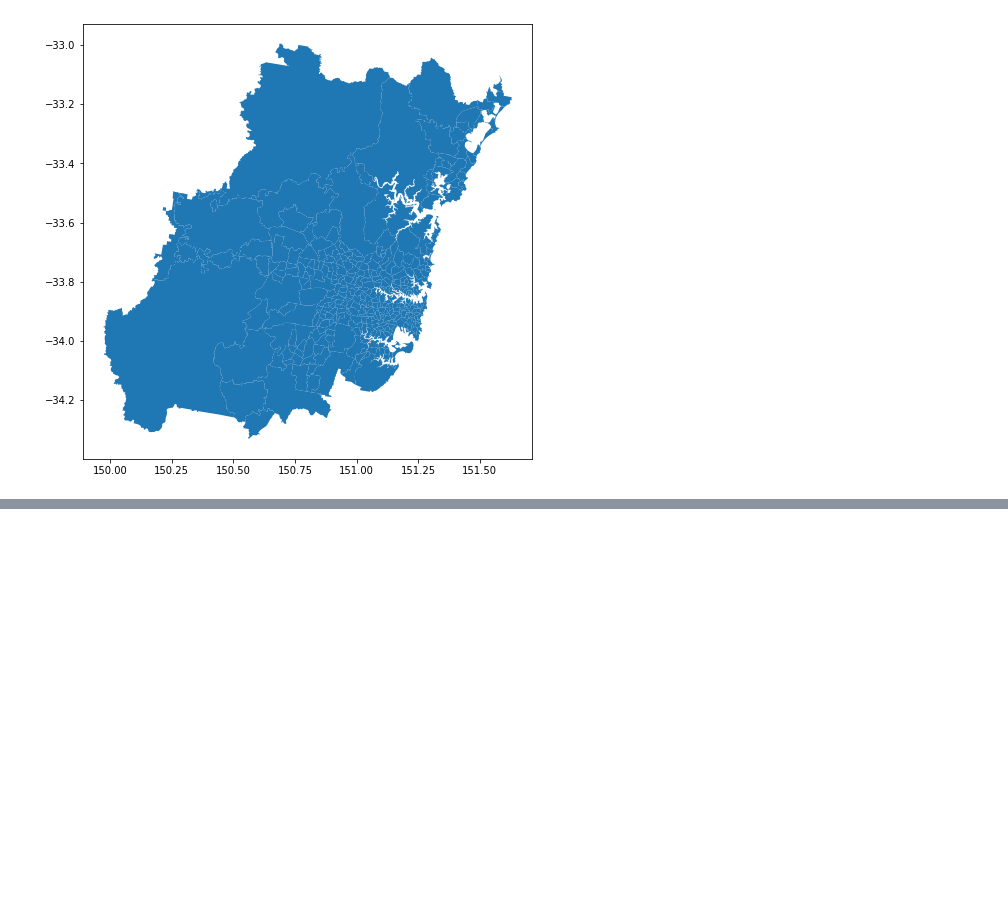
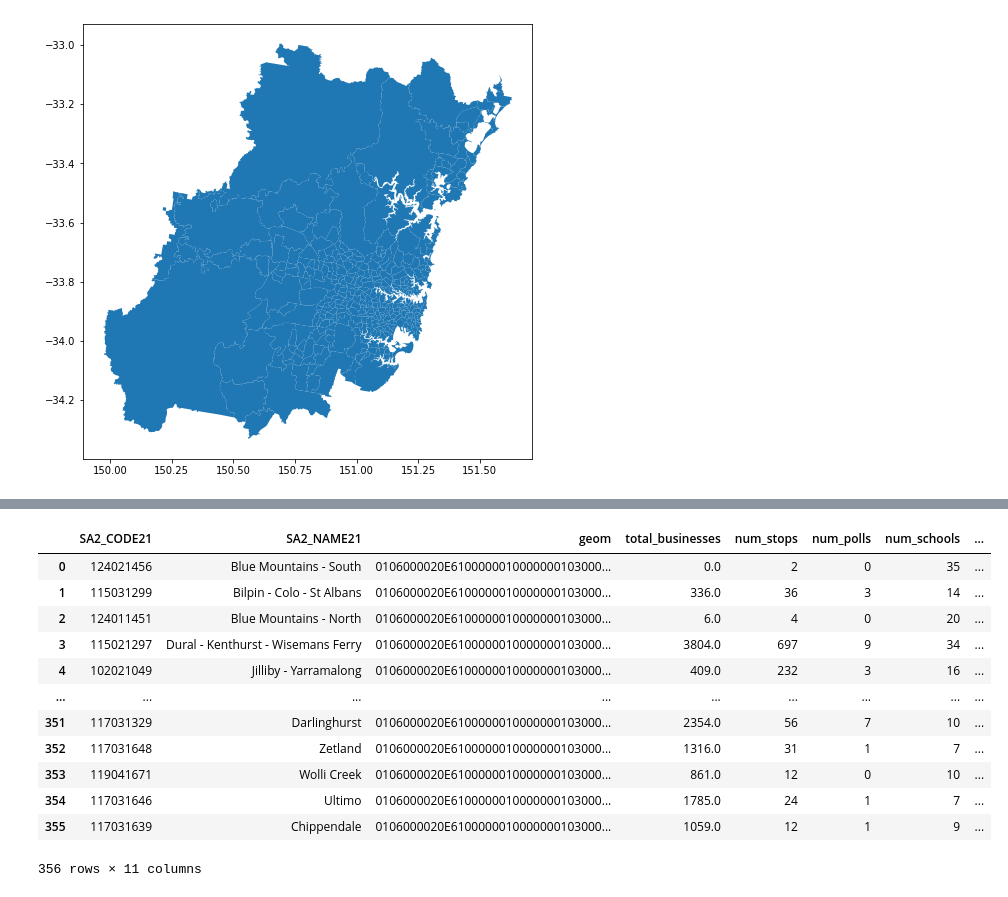
Before and after one commit to MichelangeloNardi/DATA2901--2024S1, a Jupyter notebook: Data Validation_JL.ipynb, the cells around one changed output, grey strips where cells are left out. Drawn from its saved outputs; the diff is of its cells as text; code cells hidden in the pictures; blank space fills up the shorter version.

Commit message:
added task 4 scores for ranking

```diff
--- a/Data Validation_JL.ipynb
+++ b/Data Validation_JL.ipynb
@@ -1912,0 +1915,29 @@ df_sa2[df_sa2['GCC_NAME21'] == 'Greater Sydney'].plot(ax=ax1)
+# %%
+conn.execute("""
+drop table if exists task_4_ranks;
+create table task_4_ranks as
+select *
+,case when area_size is null then null else rank() over(order by area_size desc) end as area_size_rank
+,case when num_polls is null then null else rank() over(order by num_polls desc) end as num_polls_rank
+,case when num_schools is null then null else rank() over(order by num_schools desc) end as num_schools_rank
+,case when num_stops is null then null else rank() over(order by num_stops desc) end as num_stops_rank
+,case when num_earners is null then null else rank() over(order by num_earners desc) end as num_earners_rank
+,case when median_age is null then null else rank() over(order by median_age desc) end as median_age_rank
+,case when median_income is null then null else rank() over(order by median_income desc) end as median_income_rank
+,case when mean_income is null then null else rank() over(order by mean_income desc) end as mean_income_rank
+,case when total_businesses is null then null else rank() over(order by total_businesses desc) end as total_businesses_rank
+,case when total_turnover is null then null else rank() over(order by total_turnover desc) end as total_turnover_rank
+,case when num_0_19_people is null then null else rank() over(order by num_0_19_people desc) end as num_0_19_people_rank
+,case when young_perc is null then null else rank() over(order by young_perc desc) end as young_perc_rank
+,case when total_people is null then null else rank() over(order by total_people desc) end as total_people_rank
+,case when poi_weights is null then null else rank() over(order by poi_weights desc) end as poi_weights_rank
+,case when green_weights is null then null else rank() over(order by green_weights desc) end as green_weights_rank
+,case when exams_sat is null then null else rank() over(order by exams_sat desc) end as exams_sat_rank
+,case when hsc_student is null then null else rank() over(order by hsc_student desc) end as hsc_student_rank
+,case when school_achievement is null then null else rank() over(order by school_achievement desc) end as school_achievement_rank
+from combined_task3
+where total_people >=100
+""")
+df_task_4_rank = query(conn, "select * from task_4_ranks")
+print(df_task_4_rank.shape)
+df_task_4_rank.head()
@@ -1912,0 +1953,16 @@ df_sa2[df_sa2['GCC_NAME21'] == 'Greater Sydney'].plot(ax=ax1)
+# %%
+df_task_4_rank[['SA2_CODE21','SA2_NAME21','geom','total_businesses','num_stops','num_polls','num_schools','total_businesses_rank','num_stops_rank','num_polls_rank','num_schools_rank']]
+# %% [output]
+|  | SA2_CODE21 | SA2_NAME21 | geom | total_businesses | num_stops | num_polls | num_schools | ... |
+| 0 | 124021456 | Blue Mountains - South | 0106000020E6100000010000000103000... | 0.0 | 2 | 0 | 35 | ... |
+| 1 | 115031299 | Bilpin - Colo - St Albans | 0106000020E6100000010000000103000... | 336.0 | 36 | 3 | 14 | ... |
+| 2 | 124011451 | Blue Mountains - North | 0106000020E6100000010000000103000... | 6.0 | 4 | 0 | 20 | ... |
+| 3 | 115021297 | Dural - Kenthurst - Wisemans Ferry | 0106000020E6100000010000000103000... | 3804.0 | 697 | 9 | 34 | ... |
+| 4 | 102021049 | Jilliby - Yarramalong | 0106000020E6100000010000000103000... | 409.0 | 232 | 3 | 16 | ... |
+| ... | ... | ... | ... | ... | ... | ... | ... | ... |
+| 351 | 117031329 | Darlinghurst | 0106000020E6100000010000000103000... | 2354.0 | 56 | 7 | 10 | ... |
+| 352 | 117031648 | Zetland | 0106000020E6100000010000000103000... | 1316.0 | 31 | 1 | 7 | ... |
+| 353 | 119041671 | Wolli Creek | 0106000020E6100000010000000103000... | 861.0 | 12 | 0 | 10 | ... |
+| 354 | 117031646 | Ultimo | 0106000020E6100000010000000103000... | 1785.0 | 24 | 1 | 7 | ... |
+| 355 | 117031639 | Chippendale | 0106000020E6100000010000000103000... | 1059.0 | 12 | 1 | 9 | ... |
+356 rows × 11 columns
```
Also changed, not shown: parts of 9 cells of this notebook.
